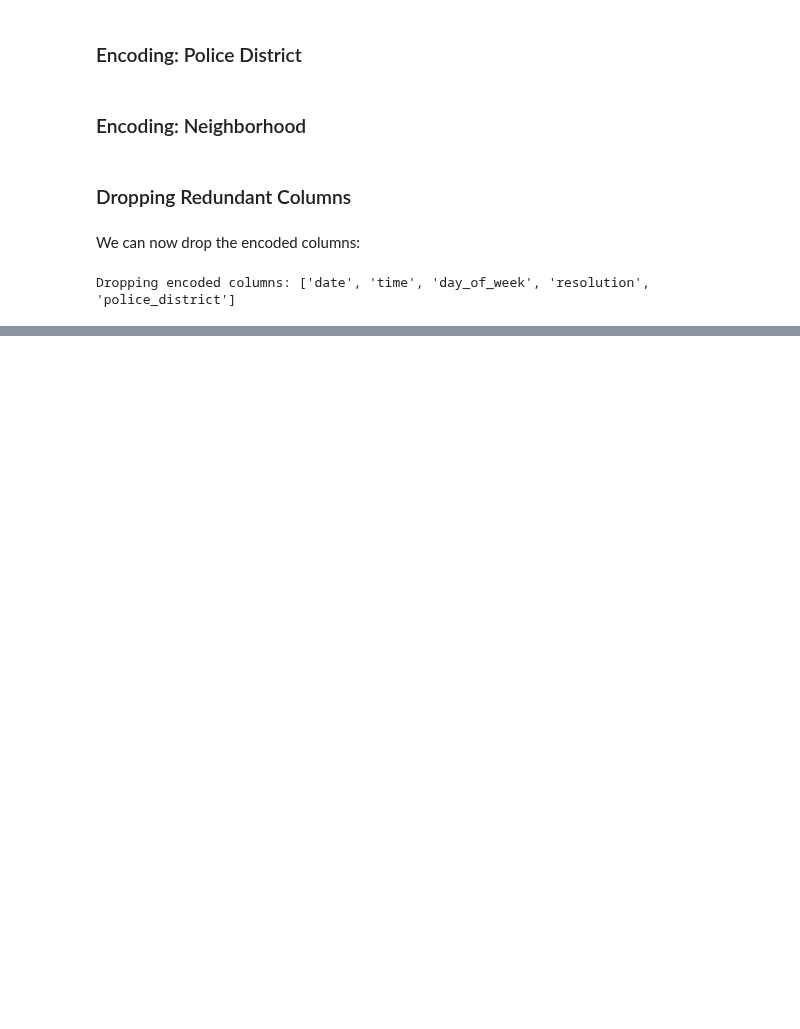
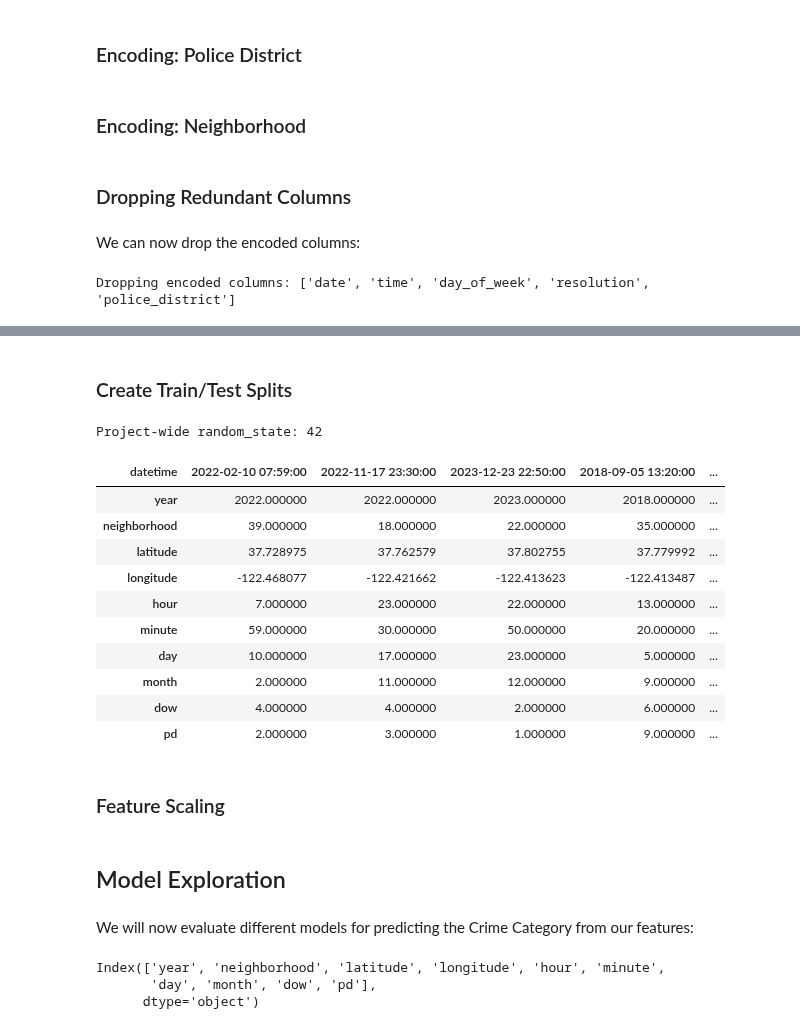
Before and after one commit to fazeelgm/UCB_ML_AI_Capstone, a Jupyter notebook: notebooks/ModelExploration.ipynb, the cells around one changed output, grey strips where cells are left out. Drawn from its saved outputs; the diff is of its cells as text; code cells hidden in the pictures; blank space fills up the shorter version.

Commit message:
Added Model Exploration

```diff
--- a/notebooks/ModelExploration.ipynb
+++ b/notebooks/ModelExploration.ipynb
@@ -212,0 +223,5 @@ memory usage: 7.5 MB
+# %% [markdown]
+### Create Train/Test Splits
+# %%
+X = data.drop('category', axis='columns')
+y = data['category']
@@ -212,0 +231,5 @@ memory usage: 7.5 MB
+# %%
+# Consistent random_state for the project
+print(f'Project-wide random_state: {Config.RANDOM_STATE}')
+# %% [output]
+Project-wide random_state: 42
@@ -212,0 +238,17 @@ memory usage: 7.5 MB
+# %%
+# spot-check feature encoding
+X.T.iloc[:, 0:5]
+# %% [output]
+| datetime | 2022-02-10 07:59:00 | 2022-11-17 23:30:00 | 2023-12-23 22:50:00 | 2018-09-05 13:20:00 | ... |
+| year | 2022.000000 | 2022.000000 | 2023.000000 | 2018.000000 | ... |
+| neighborhood | 39.000000 | 18.000000 | 22.000000 | 35.000000 | ... |
+| latitude | 37.728975 | 37.762579 | 37.802755 | 37.779992 | ... |
+| longitude | -122.468077 | -122.421662 | -122.413623 | -122.413487 | ... |
+| hour | 7.000000 | 23.000000 | 22.000000 | 13.000000 | ... |
+| minute | 59.000000 | 30.000000 | 50.000000 | 20.000000 | ... |
+| day | 10.000000 | 17.000000 | 23.000000 | 5.000000 | ... |
+| month | 2.000000 | 11.000000 | 12.000000 | 9.000000 | ... |
+| dow | 4.000000 | 4.000000 | 2.000000 | 6.000000 | ... |
+| pd | 2.000000 | 3.000000 | 1.000000 | 9.000000 | ... |
+# %% [markdown]
+### Feature Scaling
@@ -212,0 +261,10 @@ memory usage: 7.5 MB
+# %% [markdown]
+## Model Exploration
+# %% [markdown]
+We will now evaluate different models for predicting the Crime Category from our features:
+# %%
+X_train.columns
+# %% [output]
+Index(['year', 'neighborhood', 'latitude', 'longitude', 'hour', 'minute',
+       'day', 'month', 'dow', 'pd'],
+      dtype='object')
```
Also changed, not shown: parts of 22 cells of this notebook.
